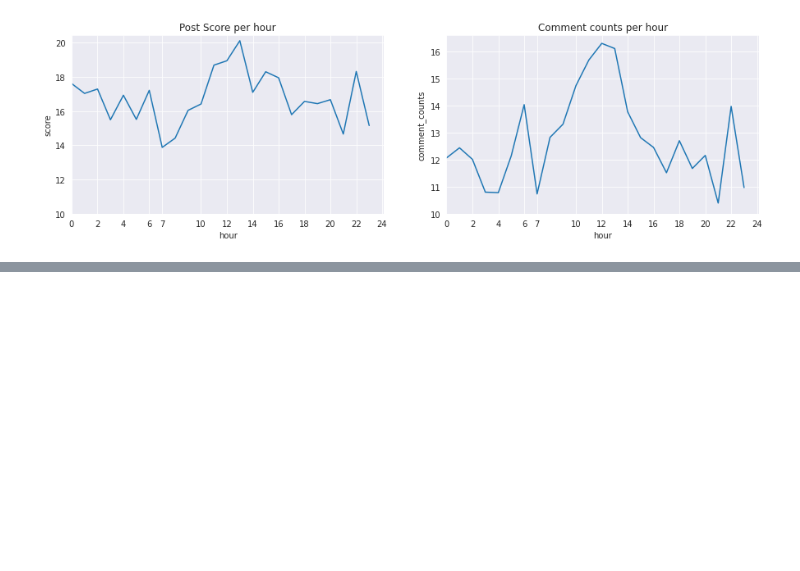
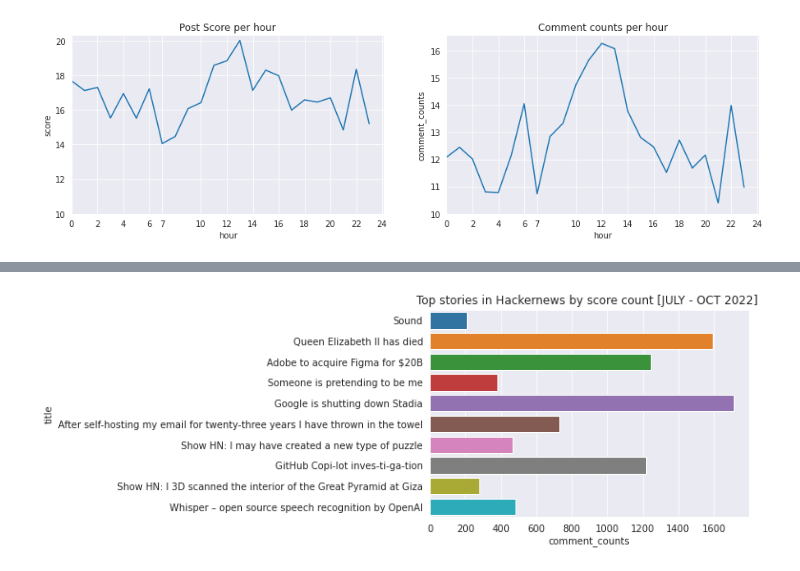
Before and after one commit to david-adewoyin/HackerNews, a Jupyter notebook: exploratory.ipynb, the cells around one changed output, grey strips where cells are left out. Saved outputs shown, nothing was run; the diff lists cells and outputs as text; code cells hidden in the pictures; blank space fills up the shorter version.

```diff
--- a/exploratory.ipynb
+++ b/exploratory.ipynb
@@ -102,0 +135,5 @@ The best time to post a story seems to be between *12pm - 1pm* GMT +1, this peri
+# %%
+sns.barplot(data=top_stories.iloc[:10],y='title',x='comment_counts')
+plt.title("Top stories in Hackernews by score count [JULY - OCT 2022] ");
+# %% [output]
+[figure, added]
```
Also changed, not shown: parts of 29 cells of this notebook.
